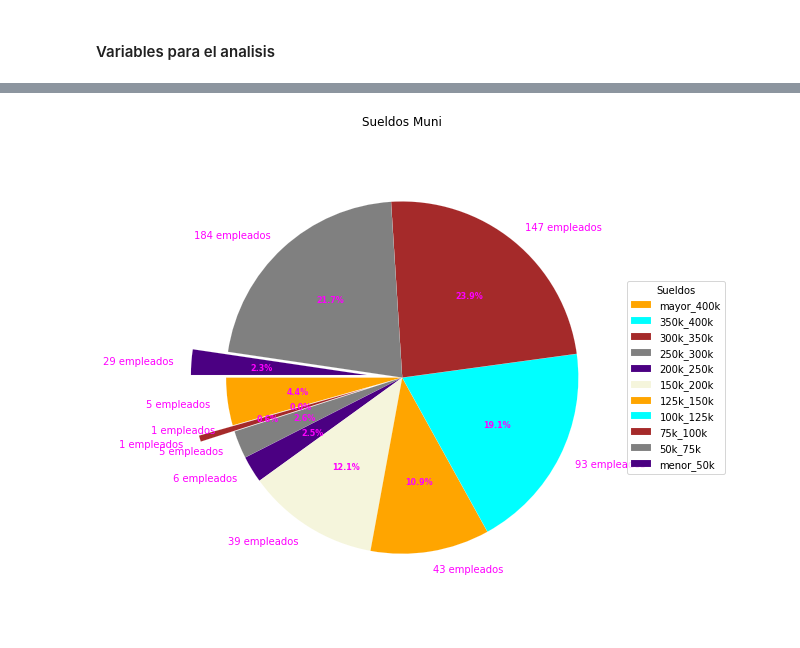
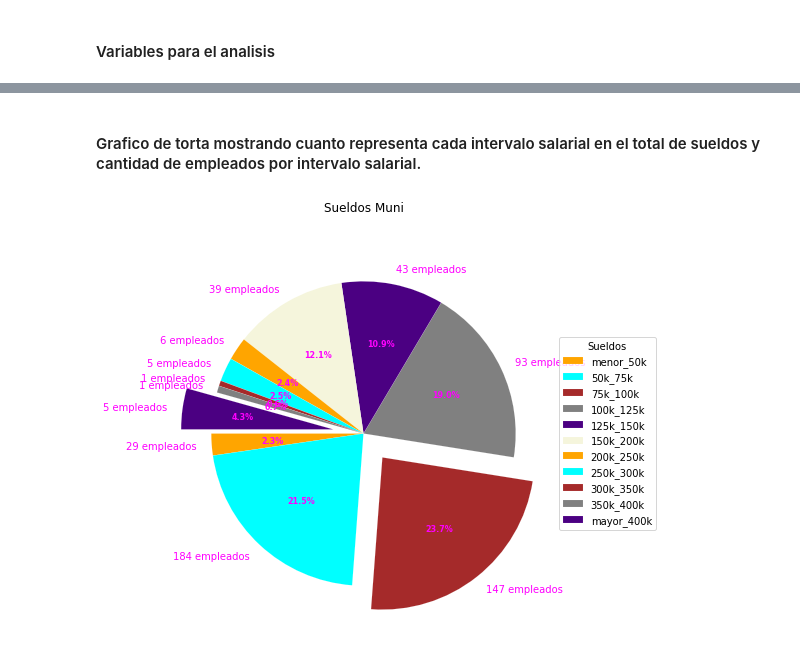
Before and after one commit to Vosinepi/etl_scraping_salarios_csv, a Jupyter notebook: sueldos_chaves.ipynb, the cells around one changed output, grey strips where cells are left out. Cells and saved outputs as stored; diff of their text form; code cells hidden in the pictures.

```diff
--- a/sueldos_chaves.ipynb
+++ b/sueldos_chaves.ipynb
@@ -130,6 +126,6 @@ memory usage: 13.1+ KB
 # %% [markdown]
 #### Variables para el analisis
 # %%
-sueldos = sueldos['Sueldo']
-sueldos = []
+sueldos = sueldos['Sueldo'].sort_values(ascending=True)
+sueldos.head()
 # %% [output]
@@ -253,9 +289,12 @@ print(valor)
+# %% [markdown]
+#### Grafico de torta mostrando cuanto representa cada intervalo salarial en el total de sueldos y cantidad de empleados por intervalo salarial.
 # %%
 
 # Creating dataset
 valores = sueldos_intervalos.keys()
-empleados = cantidad_empleados_valor_intervalos
-data = sueldos_valor_intervalos
+empleados_labels = cantidad_empleados_valor_intervalos
+datos_intervalos = sueldos_intervalos.values()
+
 # Creating explode data
 explode = (0, 0, 0.2, 0, 0,0,0,0,0,0,0.2)
 
@@ -275,35 +314,35 @@ def make_autopct(values):
         val = int((pct*total/100)+0.5)
 
         return '{:.1f}%'.format(pct, val)
     return my_autopct
 
 # Creating plot
 fig, ax = plt.subplots(figsize =(50, 7))
-wedges, texts, autotexts = ax.pie(data,
+wedges, texts, autotexts = ax.pie(datos_intervalos,
 
-                                  autopct = make_autopct(data),
+                                  autopct = make_autopct(datos_intervalos),
                                   explode = explode,
-                                  labels = empleados,
+                                  labels = empleados_labels,
 
                                   colors = colors,
                                   startangle = 180,
                                   wedgeprops = wp,
                                   textprops = dict(color ="magenta")
                                   )
 
 
 
 # Adding legend
 ax.legend(wedges, valores,
           title ="Sueldos",
           loc ="center left",
           bbox_to_anchor =(1, 0, 0.5, 1))
 
 plt.setp(autotexts, size = 8, weight ="bold")
 ax.set_title("Sueldos Muni", pad=32)
 
 # show plot
-plt.savefig(os.path.join('sueldos_torta.png'), dpi=600, format='png', bbox_inches='tight')
+plt.savefig(os.path.join('./graficos/sueldos_torta.png'), dpi=600, format='png', bbox_inches='tight')
 plt.show()
 # %% [output]
-[figure, old version]
+[figure, new version]
```
Also changed, not shown: parts of 15 cells of this notebook, 1 other file.
